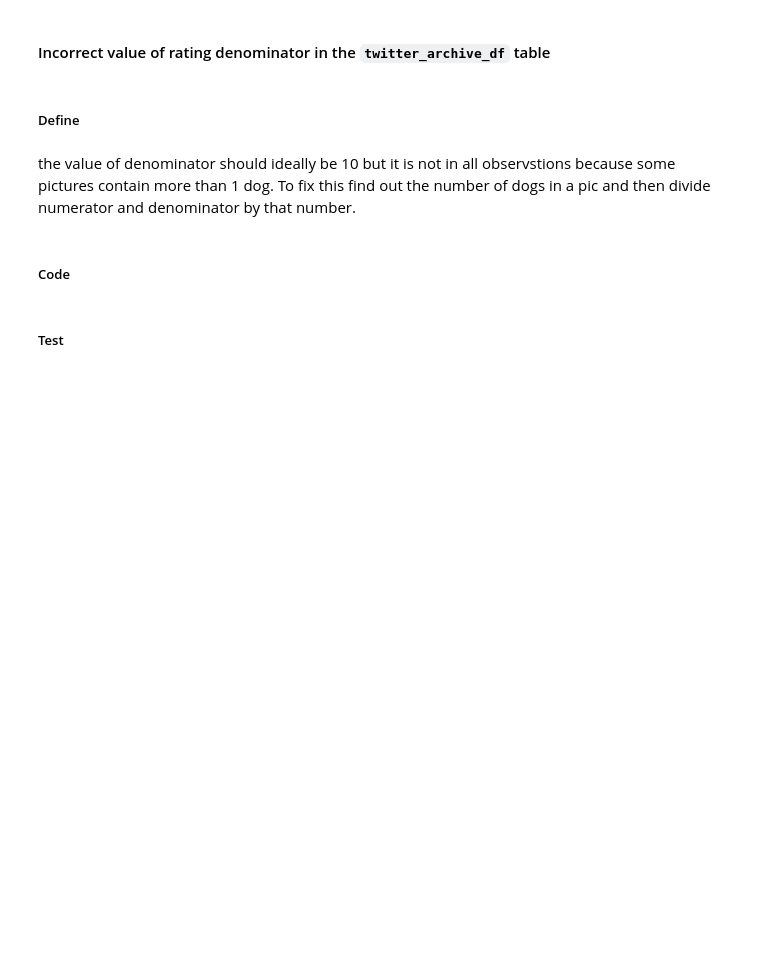
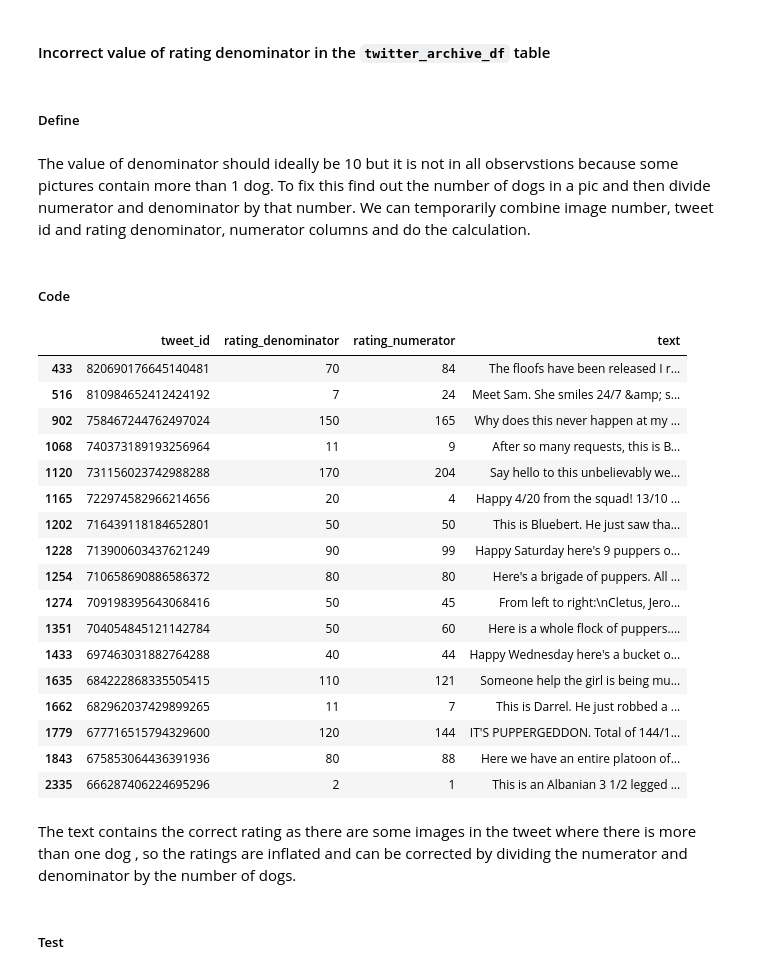
Before and after one commit to SidraEffendi/data-wrangling, a Jupyter notebook: wrangle_act.ipynb, the cells around one changed output. Cells and saved outputs as stored; diff of their text form; code cells hidden in the pictures; blank space fills up the shorter version.

```diff
--- a/wrangle_act.ipynb
+++ b/wrangle_act.ipynb
@@ -450,6 +452,37 @@ memory usage: 257.8+ KB
 # %% [markdown]
 ##### Define
 # %% [markdown]
-the value of denominator should ideally be 10 but it is not in all observstions because some pictures contain more than 1 dog. To fix this find out the number of dogs in a pic and then divide numerator and denominator by that number.
+The value of denominator should ideally be 10 but it is not in all observstions because some pictures contain more than 1 dog. To fix this find out the number of dogs in a pic and then divide numerator and denominator by that number.
+We can temporarily combine image number, tweet id and rating denominator, numerator columns and do the calculation.
 # %% [markdown]
 ##### Code
+# %%
+#further inspection
+pd.options.display.max_colwidth = 200
+t_archive_clean.query('rating_denominator != 10')[['tweet_id','rating_denominator','rating_numerator','text']]
+
+# fix the denominators where you can and leave the rest out of analysis(remove)
+# to fix manually read the text and input correct values using iloc with tweet_id
+# b =a.text.str.extract('((?:\d+\.)?\d+)\/(\d+)', expand=True)
+# b
+# %% [output]
+|  | tweet_id | rating_denominator | rating_numerator | text |
+| 433 | 820690176645140481 | 70 | 84 | The floofs have been released I r... |
+| 516 | 810984652412424192 | 7 | 24 | Meet Sam. She smiles 24/7 &amp; s... |
+| 902 | 758467244762497024 | 150 | 165 | Why does this never happen at my ... |
+| 1068 | 740373189193256964 | 11 | 9 | After so many requests, this is B... |
+| 1120 | 731156023742988288 | 170 | 204 | Say hello to this unbelievably we... |
+| 1165 | 722974582966214656 | 20 | 4 | Happy 4/20 from the squad! 13/10 ... |
+| 1202 | 716439118184652801 | 50 | 50 | This is Bluebert. He just saw tha... |
+| 1228 | 713900603437621249 | 90 | 99 | Happy Saturday here's 9 puppers o... |
+| 1254 | 710658690886586372 | 80 | 80 | Here's a brigade of puppers. All ... |
+| 1274 | 709198395643068416 | 50 | 45 | From left to right:\nCletus, Jero... |
+| 1351 | 704054845121142784 | 50 | 60 | Here is a whole flock of puppers.... |
+| 1433 | 697463031882764288 | 40 | 44 | Happy Wednesday here's a bucket o... |
+| 1635 | 684222868335505415 | 110 | 121 | Someone help the girl is being mu... |
+| 1662 | 682962037429899265 | 11 | 7 | This is Darrel. He just robbed a ... |
+| 1779 | 677716515794329600 | 120 | 144 | IT'S PUPPERGEDDON. Total of 144/1... |
+| 1843 | 675853064436391936 | 80 | 88 | Here we have an entire platoon of... |
+| 2335 | 666287406224695296 | 2 | 1 | This is an Albanian 3 1/2 legged ... |
+# %% [markdown]
+The text contains the correct rating as there are some images in the tweet where there is more than one dog , so the ratings are inflated and can be corrected by dividing the numerator and denominator by the number of dogs.
```
Also changed, not shown: parts of 20 cells of this notebook.
